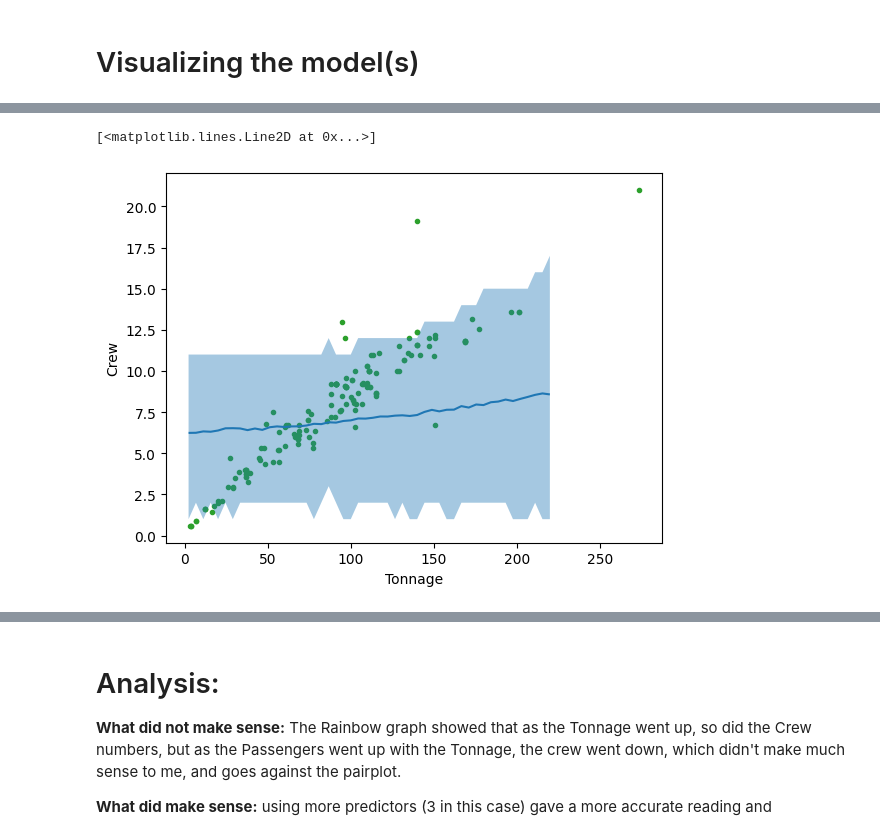
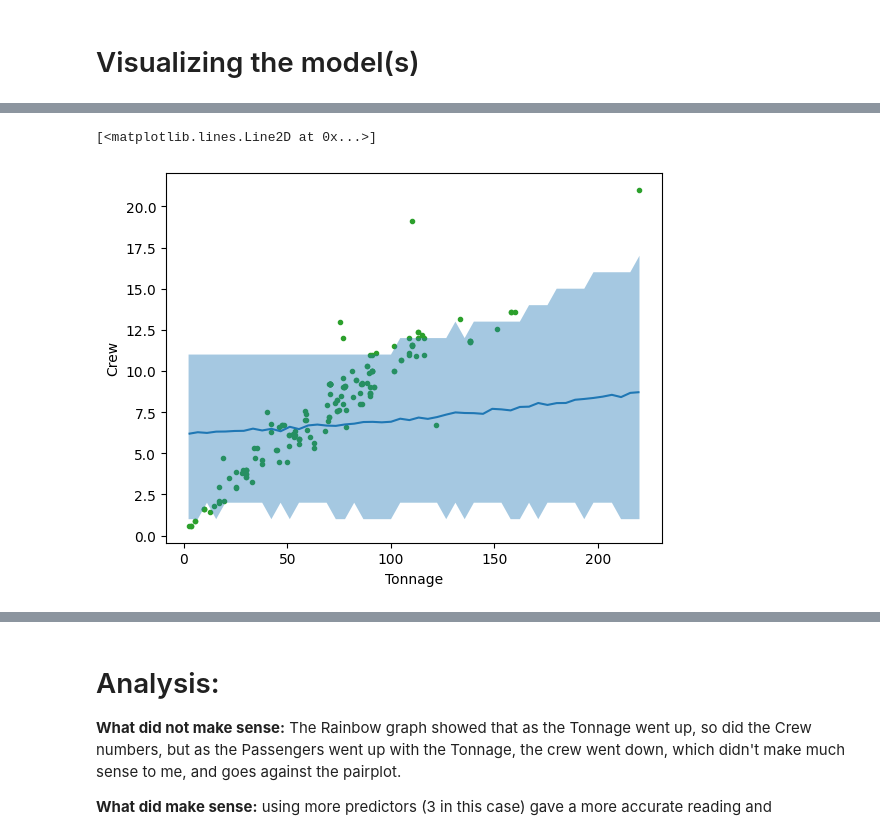
Before and after one commit to zoetice/data-science, a Jupyter notebook: Zoe_TiceU6proj.ipynb, the cells around one changed output, grey strips where cells are left out. Saved outputs shown, nothing was run; the diff lists cells and outputs as text; code cells hidden in the pictures.

```diff
--- a/Zoe_TiceU6proj.ipynb
+++ b/Zoe_TiceU6proj.ipynb
@@ -177,6 +222,6 @@ bmb.interpret.plot_predictions(model_cruise_bmb, idata_cruise_bmb, ["Tonnage", "
 # %%
 bmb.interpret.plot_predictions(model_cruise_bmb, idata_cruise_bmb, "Tonnage", pps = True)
-plt.plot(cruise_cleaned.Tonnage + cruise_cleaned.Passengers, cruise_cleaned.Crew, "C2.", zorder=-3)
+plt.plot(cruise_cleaned.Tonnage,cruise_cleaned.Crew, "C2.", zorder=-3)
 # %% [output]
 [<matplotlib.lines.Line2D at 0x...>]
-[figure, old version]
+[figure, new version]
```
Also changed, not shown: parts of 15 cells of this notebook.
